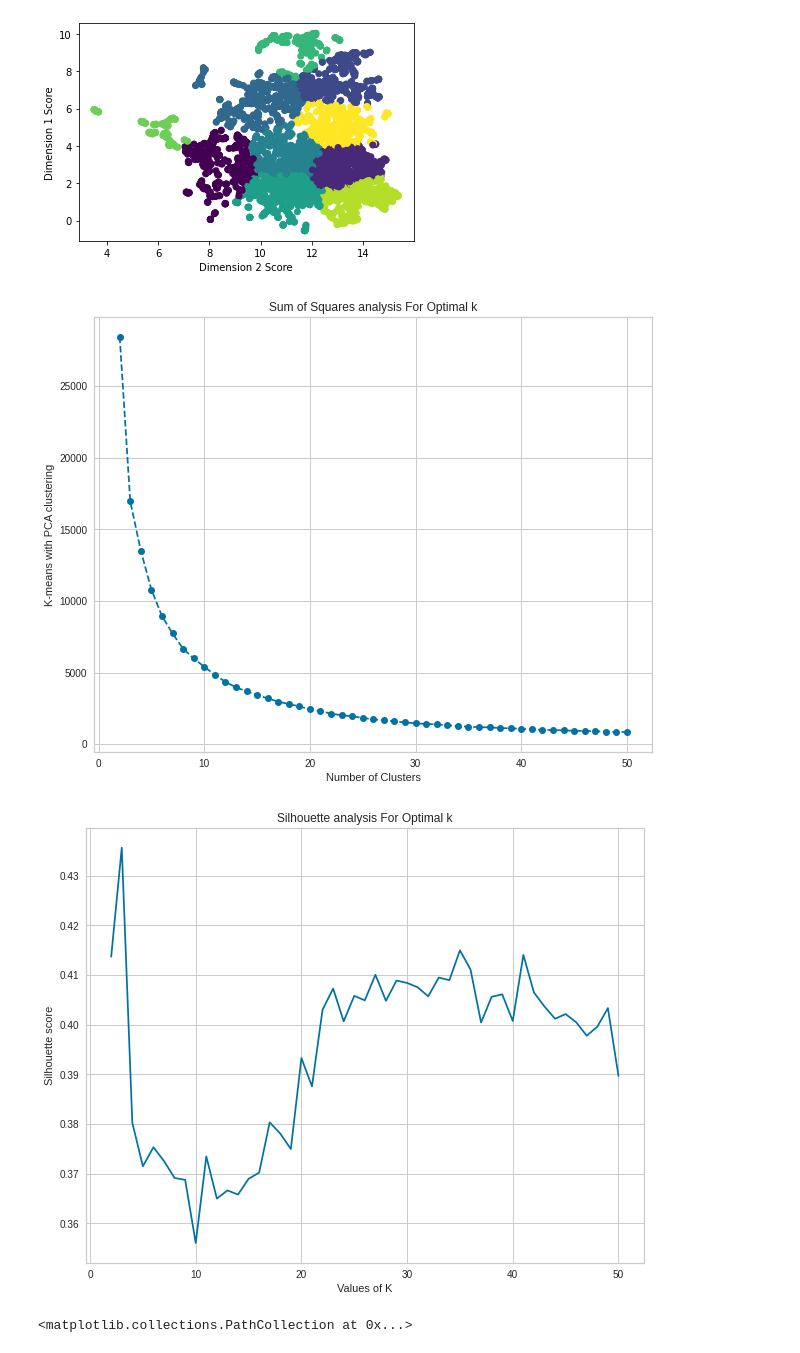
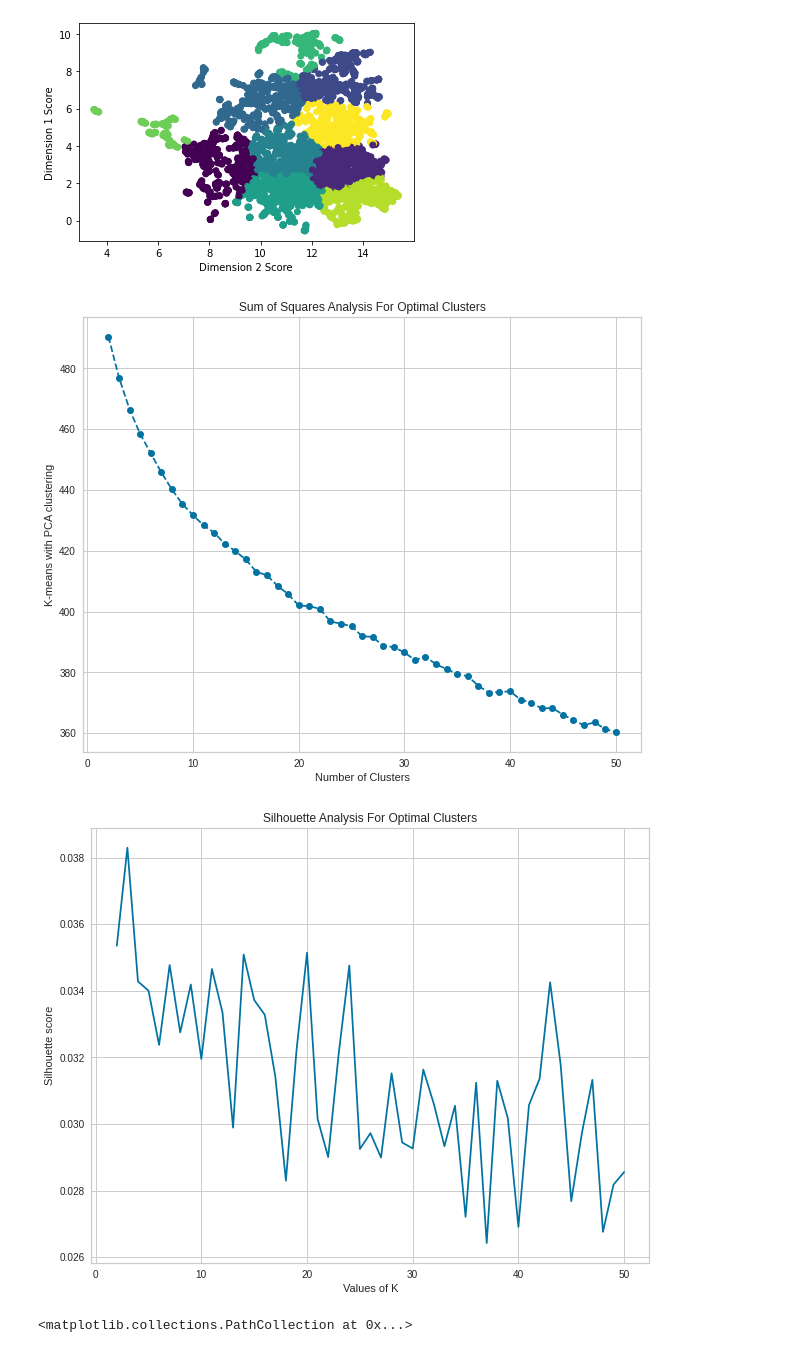
Before and after one commit to yahya010/DocClustering, a Jupyter notebook: Code/ColabRefactor.ipynb, the cells around one changed output. Saved outputs shown, nothing was run; the diff lists cells and outputs as text; code cells hidden in the pictures.

```diff
--- a/Code/ColabRefactor.ipynb
+++ b/Code/ColabRefactor.ipynb
@@ -147,7 +147,7 @@ class PresidentIndex(Enum):
   Donald_Trump = 44
 
 # Set Presidents to use
-PRESIDENTS = [PresidentIndex.George_Washington, PresidentIndex.Abraham_Lincoln];
+PRESIDENTS = [PresidentIndex.Abraham_Lincoln];
 PRESIDENT_NAMES = [n.name for n in PRESIDENTS]
 
 # Get stopwords, stemmer and lemmatizer
@@ -339,36 +339,36 @@ def kmeans_optimal_clusters(reduced_embedding, fullTranscripts, cluster_range):
     # Comparison of Within Cluster Sum of Squares (wcss) for different cluster sizes
     wcss = []
     silhouette_avg = []
 
 
     for i in cluster_range:
         km = KMeans(n_clusters=i, init='k-means++', random_state=42, n_init=10)
         km.fit(reduced_embedding)
         wcss.append(km.inertia_)
         silhouette_avg.append(silhouette_score(reduced_embedding, km.labels_, metric='euclidean', random_state=42))
 
     # Sum of Squares Plot
     plt.figure(figsize=(10, 8))
     plt.plot(cluster_range, wcss, marker='o', linestyle='--')
     plt.xlabel('Number of Clusters')
     plt.ylabel('K-means with PCA clustering')
     plt.title('Sum of Squares Analysis For Optimal Clusters')
     plt.show()
 
 
     # Silhouette Plot
     plt.figure(figsize=(10, 8))
     plt.plot(cluster_range, silhouette_avg, 'bx-')
     plt.xlabel('Values of K')
     plt.ylabel('Silhouette score')
     plt.title('Silhouette Analysis For Optimal Clusters')
     plt.show()
 
 
-kmeans_optimal_clusters(sentences_embeddings_reduced, post_cleanlab_speeches, CLUSTER_RANGE)
+kmeans_optimal_clusters(reduced_embedding, post_cleanlab_speeches, CLUSTER_RANGE)
 # %% [output]
-[figure, old version]
+[figure, new version]
-[figure, old version]
+[figure, new version]
 # %%
 # Segmentation
 segmentation  = get_optimal_splits(embeddings, p) # Splits.
```
Also changed, not shown: parts of 4 cells of this notebook.
